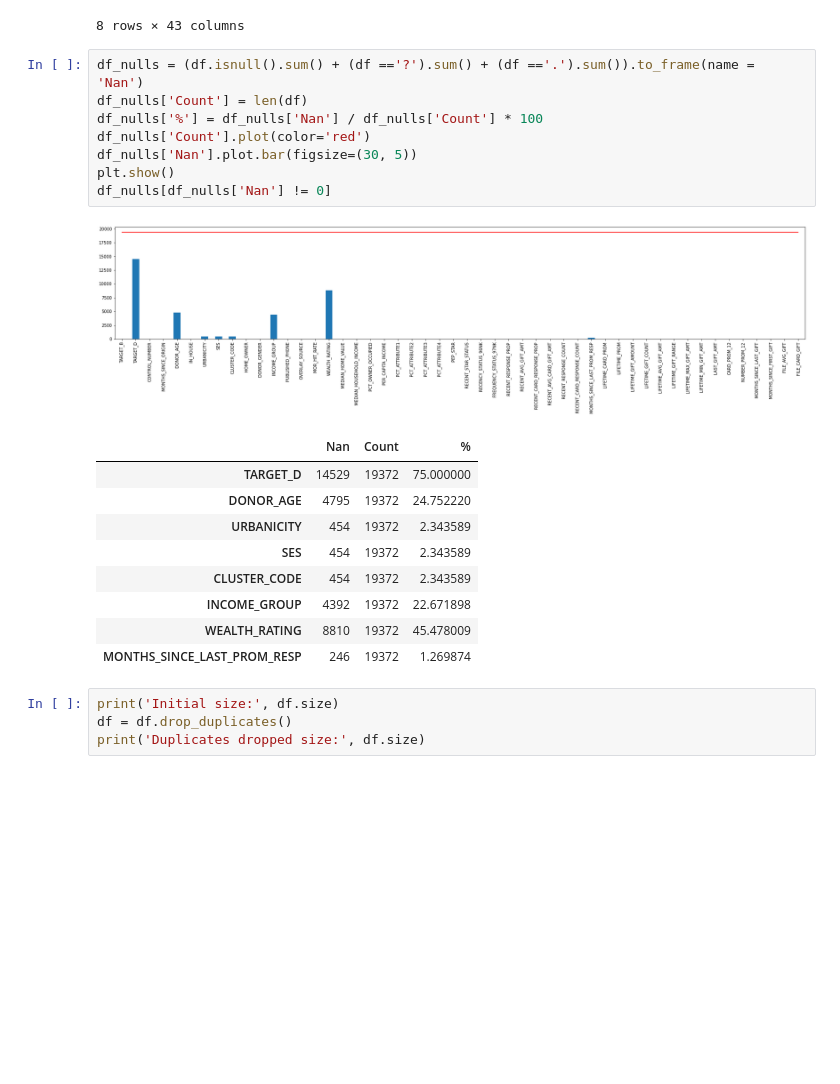
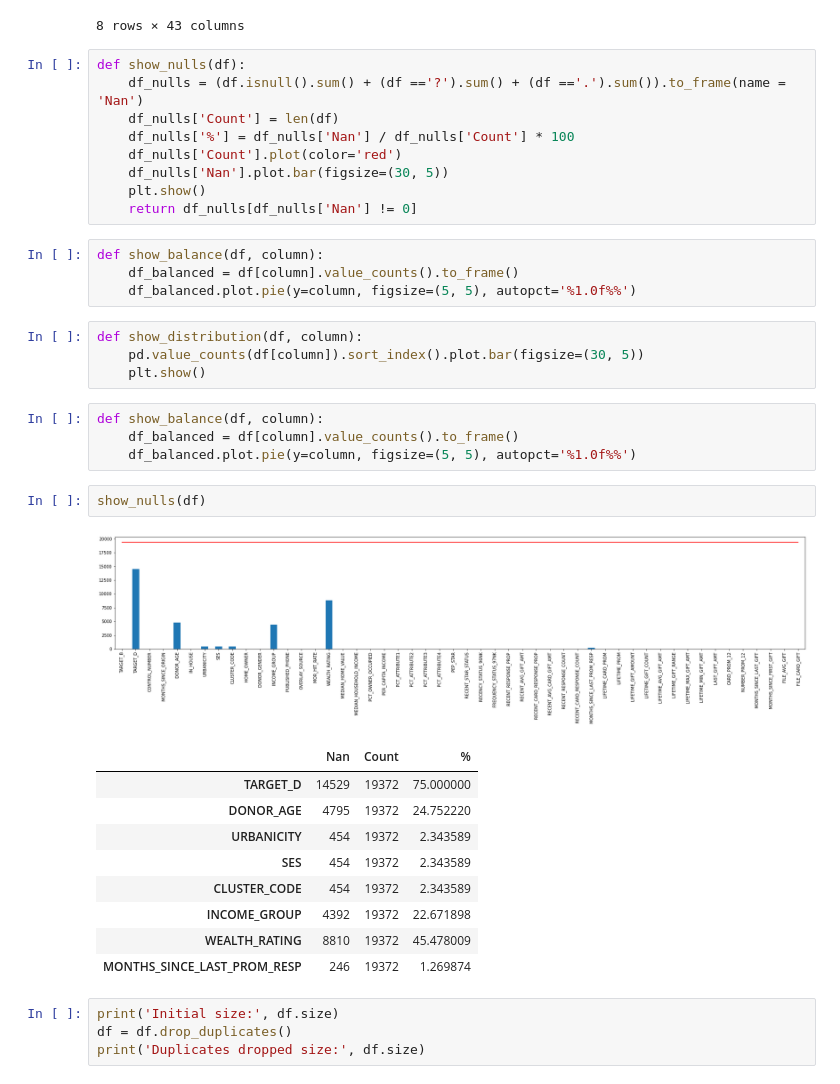
Before and after one commit to F-Madruga/Donation_Dataset_Predictions_FCUL, a Jupyter notebook: AA_202021_Project.ipynb, the cells around one changed output. Saved outputs shown, nothing was run; the diff lists cells and outputs as text; blank space fills up the shorter version.

Commit message:
Refactor distribution, nulls and balanced plots to functions, add label encoder, resampling and RandomForestClassifier

```diff
--- a/AA_202021_Project.ipynb
+++ b/AA_202021_Project.ipynb
@@ -169,24 +172,39 @@ df.describe()
 | max | 1.000000 | 200.000000 | 191779.000000 | 137.000000 | 87.000000 | 1.000000 | 7.000000 | ... |
 8 rows × 43 columns
 # %%
-df_nulls = (df.isnull().sum() + (df =='?').sum() + (df =='.').sum()).to_frame(name = 'Nan')
-df_nulls['Count'] = len(df)
-df_nulls['%'] = df_nulls['Nan'] / df_nulls['Count'] * 100
-df_nulls['Count'].plot(color='red')
-df_nulls['Nan'].plot.bar(figsize=(30, 5))
-plt.show()
-df_nulls[df_nulls['Nan'] != 0]
+def show_nulls(df):
+    df_nulls = (df.isnull().sum() + (df =='?').sum() + (df =='.').sum()).to_frame(name = 'Nan')
+    df_nulls['Count'] = len(df)
+    df_nulls['%'] = df_nulls['Nan'] / df_nulls['Count'] * 100
+    df_nulls['Count'].plot(color='red')
+    df_nulls['Nan'].plot.bar(figsize=(30, 5))
+    plt.show()
+    return df_nulls[df_nulls['Nan'] != 0]
-# %% [output]
-[figure, removed]
-|  | Nan | Count | % |
-| TARGET_D | 14529 | 19372 | 75.000000 |
-| DONOR_AGE | 4795 | 19372 | 24.752220 |
-| URBANICITY | 454 | 19372 | 2.343589 |
-| SES | 454 | 19372 | 2.343589 |
-| CLUSTER_CODE | 454 | 19372 | 2.343589 |
-| INCOME_GROUP | 4392 | 19372 | 22.671898 |
-| WEALTH_RATING | 8810 | 19372 | 45.478009 |
-| MONTHS_SINCE_LAST_PROM_RESP | 246 | 19372 | 1.269874 |
+# %%
+def show_balance(df, column):
+    df_balanced = df[column].value_counts().to_frame()
+    df_balanced.plot.pie(y=column, figsize=(5, 5), autopct='%1.0f%%')
+# %%
+def show_distribution(df, column):
+    pd.value_counts(df[column]).sort_index().plot.bar(figsize=(30, 5))
+    plt.show()
+# %%
+def show_balance(df, column):
+    df_balanced = df[column].value_counts().to_frame()
+    df_balanced.plot.pie(y=column, figsize=(5, 5), autopct='%1.0f%%')
+# %%
+show_nulls(df)
+# %% [output]
+[figure, added]
+|  | Nan | Count | % |
+| TARGET_D | 14529 | 19372 | 75.000000 |
+| DONOR_AGE | 4795 | 19372 | 24.752220 |
+| URBANICITY | 454 | 19372 | 2.343589 |
+| SES | 454 | 19372 | 2.343589 |
+| CLUSTER_CODE | 454 | 19372 | 2.343589 |
+| INCOME_GROUP | 4392 | 19372 | 22.671898 |
+| WEALTH_RATING | 8810 | 19372 | 45.478009 |
+| MONTHS_SINCE_LAST_PROM_RESP | 246 | 19372 | 1.269874 |
 # %%
 print('Initial size:', df.size)
 df = df.drop_duplicates()
```
Also changed, not shown: parts of 21 cells of this notebook.
